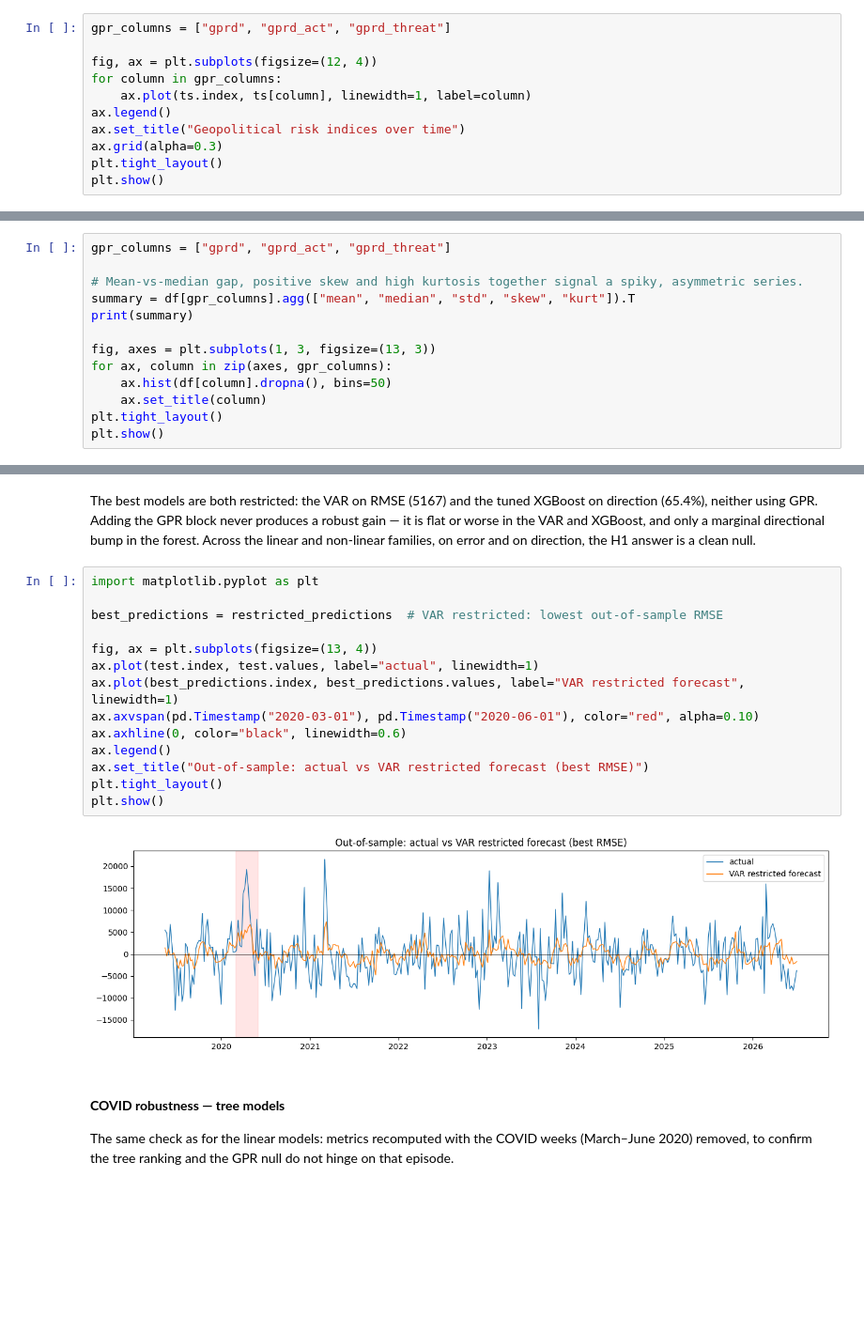
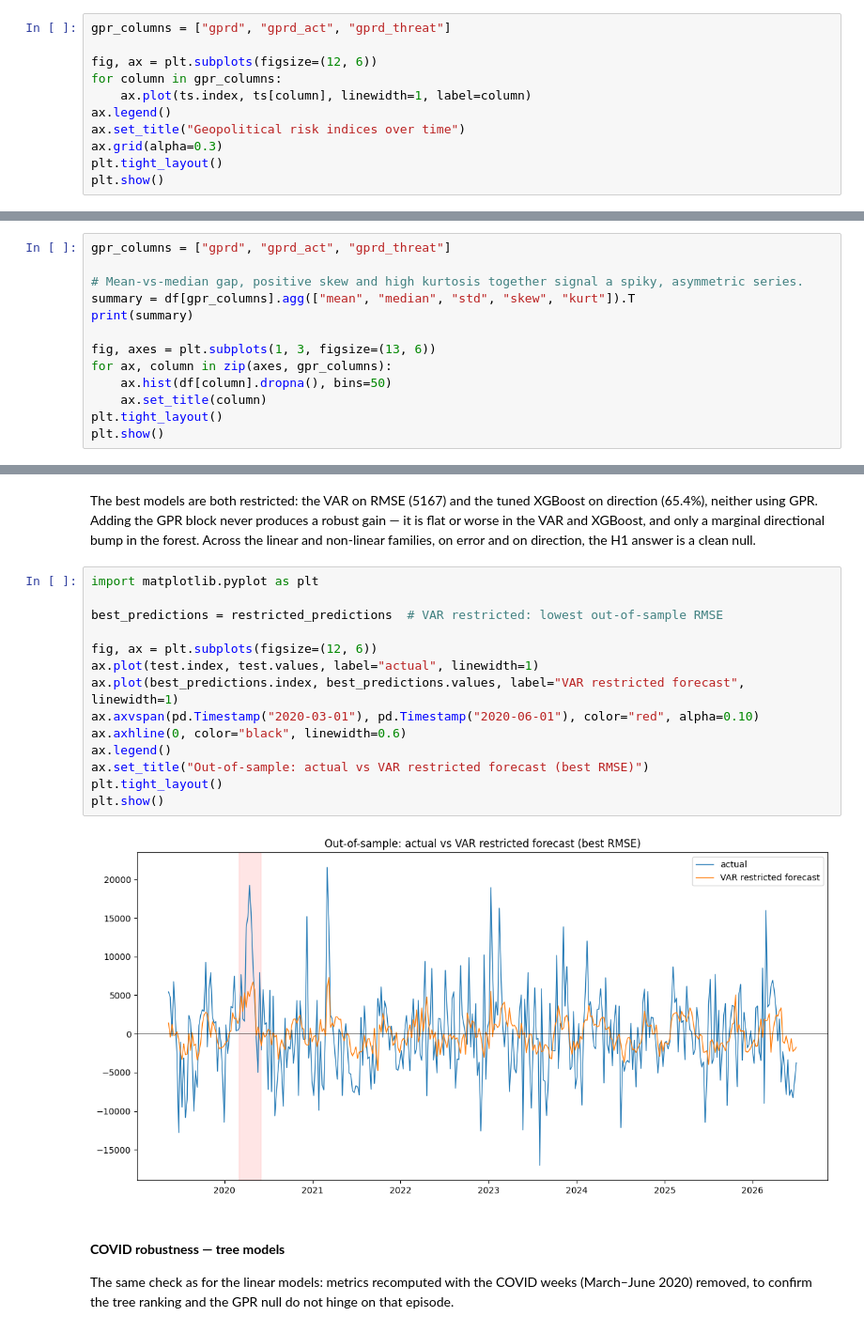
Before and after one commit to axelcohen75/forecasting-crude-oil-inventory-changes, a Jupyter notebook: thesis.ipynb, the cells around one changed output, grey strips where cells are left out. Shown at 94% size. Cells and saved outputs as stored; diff of their text form; blank space fills up the shorter version.

```diff
--- a/H1.ipynb
+++ b/thesis.ipynb
@@ -106,7 +119,7 @@ estimation.
 # %%
 gpr_columns = ["gprd", "gprd_act", "gprd_threat"]
 
-fig, ax = plt.subplots(figsize=(12, 4))
+fig, ax = plt.subplots(figsize=(12, 6))
 for column in gpr_columns:
     ax.plot(ts.index, ts[column], linewidth=1, label=column)
 ax.legend()
@@ -197,7 +210,7 @@ gpr_columns = ["gprd", "gprd_act", "gprd_threat"]
 summary = df[gpr_columns].agg(["mean", "median", "std", "skew", "kurt"]).T
 print(summary)
 
-fig, axes = plt.subplots(1, 3, figsize=(13, 3))
+fig, axes = plt.subplots(1, 3, figsize=(13, 6))
 for ax, column in zip(axes, gpr_columns):
     ax.hist(df[column].dropna(), bins=50)
     ax.set_title(column)
@@ -1385,19 +1410,19 @@ non-linear families, on error and on direction, the H1 answer is a clean null.
 # %%
 import matplotlib.pyplot as plt
 
 best_predictions = restricted_predictions  # VAR restricted: lowest out-of-sample RMSE
 
-fig, ax = plt.subplots(figsize=(13, 4))
+fig, ax = plt.subplots(figsize=(12, 6))
 ax.plot(test.index, test.values, label="actual", linewidth=1)
 ax.plot(best_predictions.index, best_predictions.values, label="VAR restricted forecast", linewidth=1)
 ax.axvspan(pd.Timestamp("2020-03-01"), pd.Timestamp("2020-06-01"), color="red", alpha=0.10)
 ax.axhline(0, color="black", linewidth=0.6)
 ax.legend()
 ax.set_title("Out-of-sample: actual vs VAR restricted forecast (best RMSE)")
 plt.tight_layout()
 plt.show()
 # %% [output]
-[figure, old version]
+[figure, new version]
 # %% [markdown]
 #### **COVID robustness — tree models**
 
```
Also changed, not shown: parts of 9 cells of this notebook, 2 other files.
